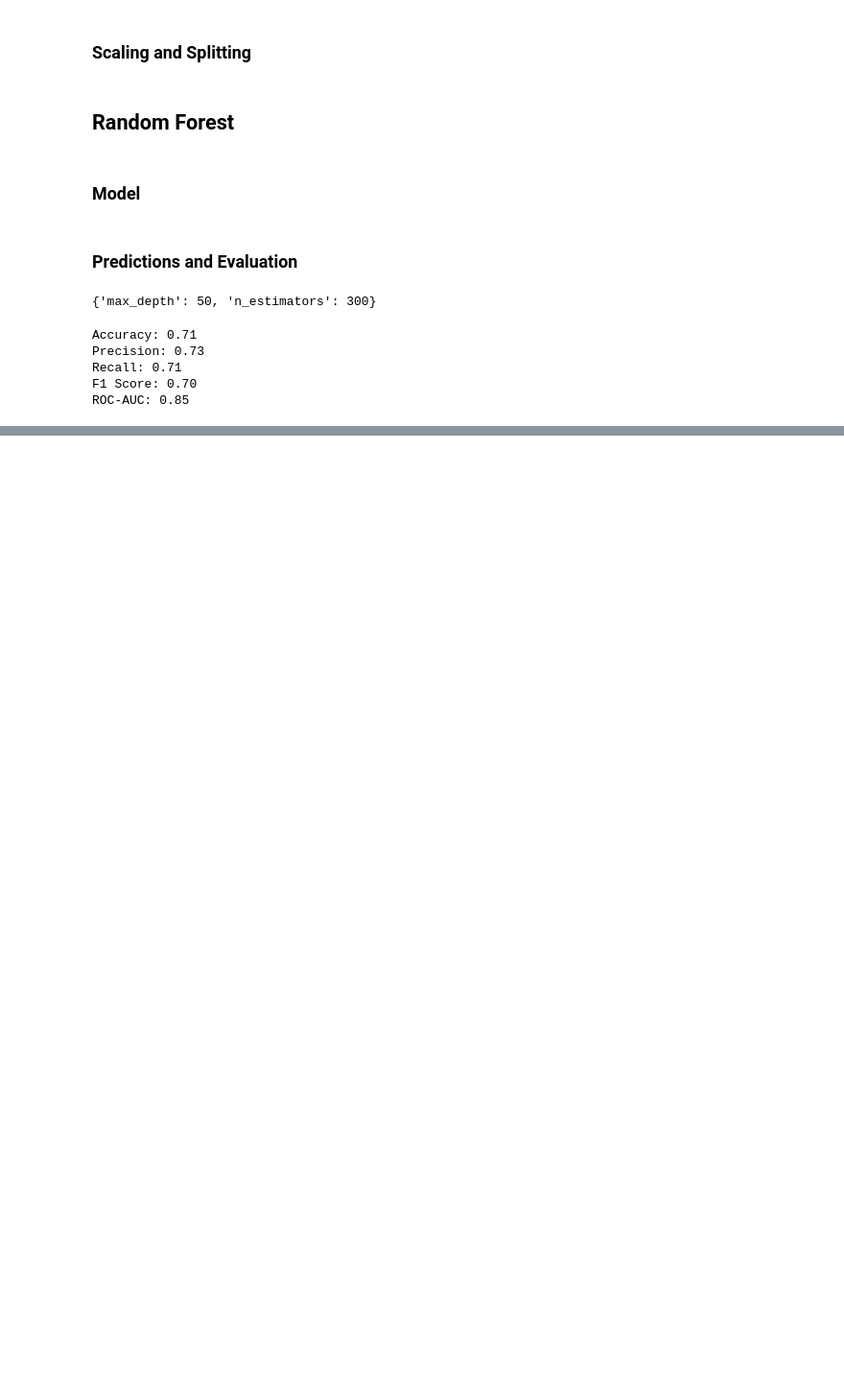
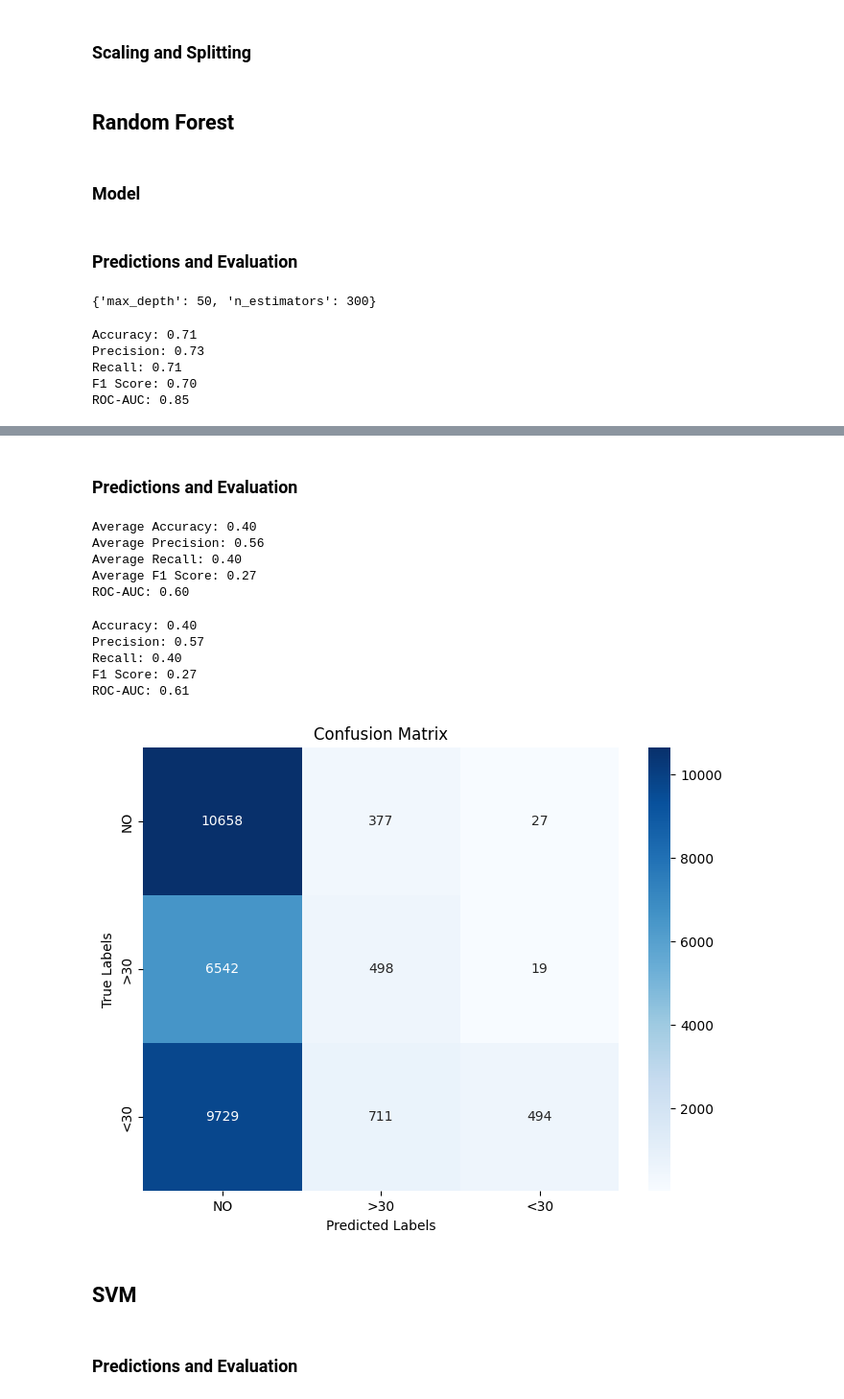
Before and after one commit to vlad-an/Comparative-Analysis-of-ML-Algorithms-Predicting-Hospital-Readmission-of-Diabetes-Patients, a Jupyter notebook: CP_Hospital_Readmission/ML.ipynb, the cells around one changed output, grey strips where cells are left out. Shown at 96% size. Saved outputs shown, nothing was run; the diff lists cells and outputs as text; code cells hidden in the pictures; blank space fills up the shorter version.

```diff
--- a/CP_Hospital_Readmission/ML.ipynb
+++ b/CP_Hospital_Readmission/ML.ipynb
@@ -284,0 +383,16 @@ Confusion Matrix:
+# %% [markdown]
+### **Predictions and Evaluation**
+# %%
+nb_model,avg_accuracy, avg_precision, avg_recall, avg_f1, avg_auc = nb_model(X_train, y_train, nsplits=10)
+
+print(f"Average CV Accuracy: {avg_accuracy:.2f}")
+print(f"Average CV Precision: {avg_precision:.2f}")
+print(f"Average CV Recall: {avg_recall:.2f}")
+print(f"Average CV F1 Score: {avg_f1:.2f}")
+print(f"Average CV ROC-AUC: {avg_auc:.2f}")
+# %% [output]
+Average Accuracy: 0.40
+Average Precision: 0.56
+Average Recall: 0.40
+Average F1 Score: 0.27
+ROC-AUC: 0.60
@@ -284,0 +401,37 @@ Confusion Matrix:
+# %%
+# Make predictions on the test set
+y_pred = nb_model.predict(X_test)
+y_pred_prob= nb_model.predict_proba(X_test)
+# Evaluate the model and compute various metrics
+accuracy = accuracy_score(y_test, y_pred)
+precision = precision_score(y_test, y_pred,average='weighted')
+recall = recall_score(y_test, y_pred,average='weighted')
+f1 = f1_score(y_test, y_pred,average='weighted')
+roc_auc = roc_auc_score(y_test, y_pred_prob,multi_class='ovr')
+
+print(f"Accuracy Test: {accuracy:.2f}")
+print(f"Precision Test: {precision:.2f}")
+print(f"Recall Test: {recall:.2f}")
+print(f"F1 Score Test: {f1:.2f}")
+print(f"ROC-AUC Test: {roc_auc:.2f}")
+# %% [output]
+Accuracy: 0.40
+Precision: 0.57
+Recall: 0.40
+F1 Score: 0.27
+ROC-AUC: 0.61
+# %%
+# Create a confusion matrix
+confusion_matrix_result_nb= confusion_matrix(y_test, y_pred)
+# Create a heatmap using Seaborn
+plt.figure(figsize=(8, 6))
+sns.heatmap(confusion_matrix_result_nb, annot=True, fmt='d', cmap='Blues',
+            xticklabels=['NO', '>30','<30'], yticklabels=['NO', '>30','<30'])
+plt.xlabel('Predicted Labels')
+plt.ylabel('True Labels')
+plt.title('Confusion Matrix')
+plt.show()
+# %% [output]
+[figure, added]
+# %% [markdown]
+## **SVM**
@@ -284,0 +468,2 @@ Confusion Matrix:
+# %% [markdown]
+### **Predictions and Evaluation**
```
Also changed, not shown: parts of 28 cells of this notebook.
